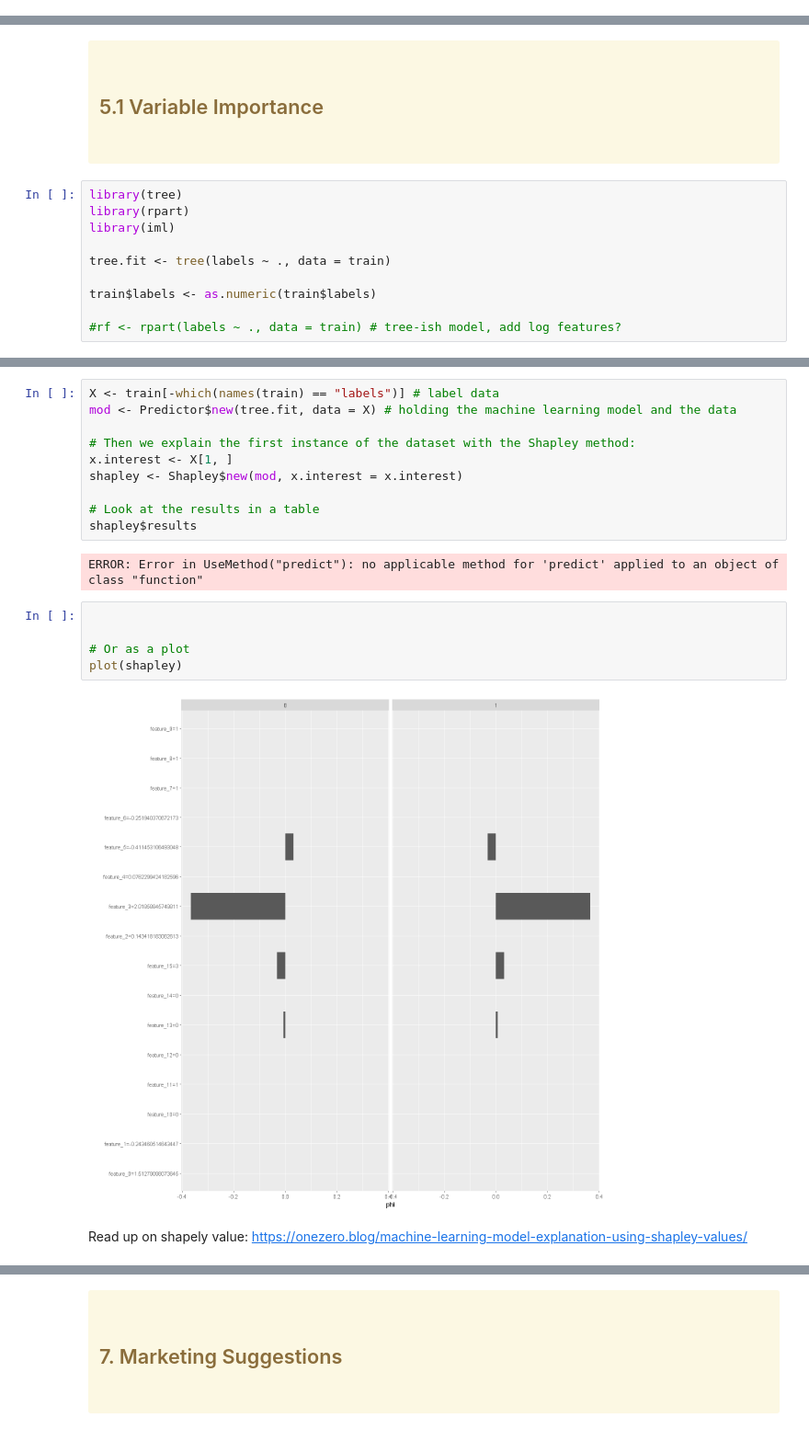
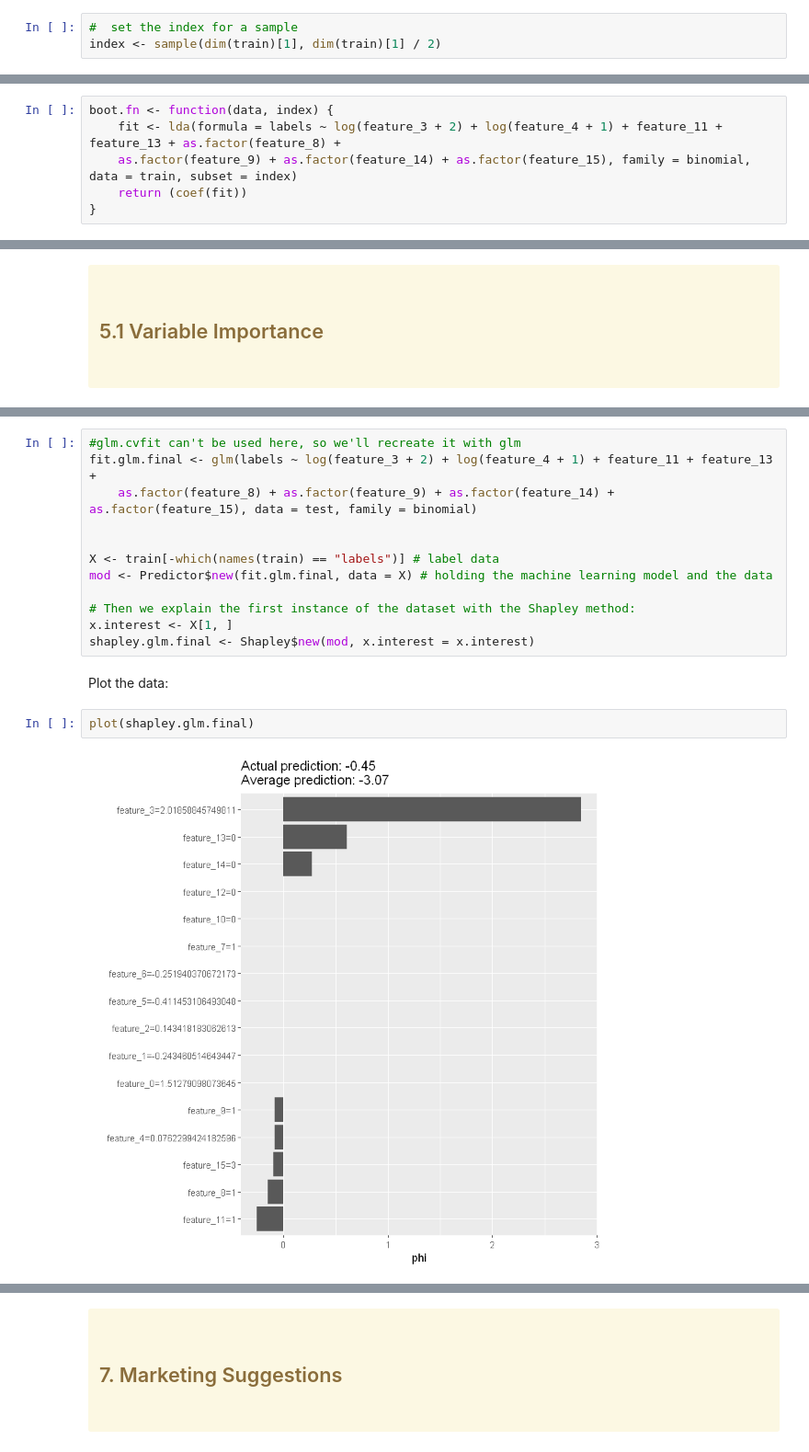
Before and after one commit to 20spaghetti/Customer-Churn-Prediction, a Jupyter notebook: Customer Churn Prediction.ipynb, the cells around one changed output, grey strips where cells are left out. Shown at 92% size. Drawn from its saved outputs; the diff is of its cells as text.

```diff
--- a/Customer Churn Prediction.ipynb
+++ b/Customer Churn Prediction.ipynb
@@ -1368,0 +1454,3 @@ as.factor(feature_15)3   0.006406592
+# %%
+#  set the index for a sample
+index <- sample(dim(train)[1], dim(train)[1] / 2)
@@ -1409,0 +1541,6 @@ Use Pre, recall, etc. ROC, F1
+# %%
+boot.fn <- function(data, index) {
+    fit <- lda(formula = labels ~ log(feature_3 + 2) + log(feature_4 + 1) + feature_11 + feature_13 + as.factor(feature_8) +
+    as.factor(feature_9) + as.factor(feature_14) + as.factor(feature_15), family = binomial, data = train, subset = index)
+    return (coef(fit))
+}
@@ -1438,13 +1651,3 @@ Understanding the association between X1, X2, X3, etc. and Y (Page 19)
 <br>
 
 </a>
-# %%
-library(tree)
-library(rpart)
-library(iml)
-
-tree.fit <- tree(labels ~ ., data = train)
-
-train$labels <- as.numeric(train$labels)
-
-#rf <- rpart(labels ~ ., data = train) # tree-ish model, add log features?
@@ -1454,22 +1658,18 @@ Warning message:
 # %%
+#glm.cvfit can't be used here, so we'll recreate it with glm
+fit.glm.final <- glm(labels ~ log(feature_3 + 2) + log(feature_4 + 1) + feature_11 + feature_13 +
+    as.factor(feature_8) + as.factor(feature_9) + as.factor(feature_14) + as.factor(feature_15), data = test, family = binomial)
+
+
 X <- train[-which(names(train) == "labels")] # label data
-mod <- Predictor$new(tree.fit, data = X) # holding the machine learning model and the data
+mod <- Predictor$new(fit.glm.final, data = X) # holding the machine learning model and the data
 
 # Then we explain the first instance of the dataset with the Shapley method:
 x.interest <- X[1, ]
-shapley <- Shapley$new(mod, x.interest = x.interest)
-
-# Look at the results in a table
-shapley$results
+shapley.glm.final <- Shapley$new(mod, x.interest = x.interest)
-# %% [output]
-ERROR: Error in UseMethod("predict"): no applicable method for 'predict' applied to an object of class "function"
-# %%
-
-
-# Or as a plot
-plot(shapley)
-# %% [output]
-[figure, removed]
-# %% [markdown]
-Read up on shapely value:
-https://onezero.blog/machine-learning-model-explanation-using-shapley-values/
+# %% [markdown]
+Plot the data:
+# %%
+plot(shapley.glm.final)
+# %% [output]
+[figure, added]
```
Also changed, not shown: parts of 188 cells of this notebook.
